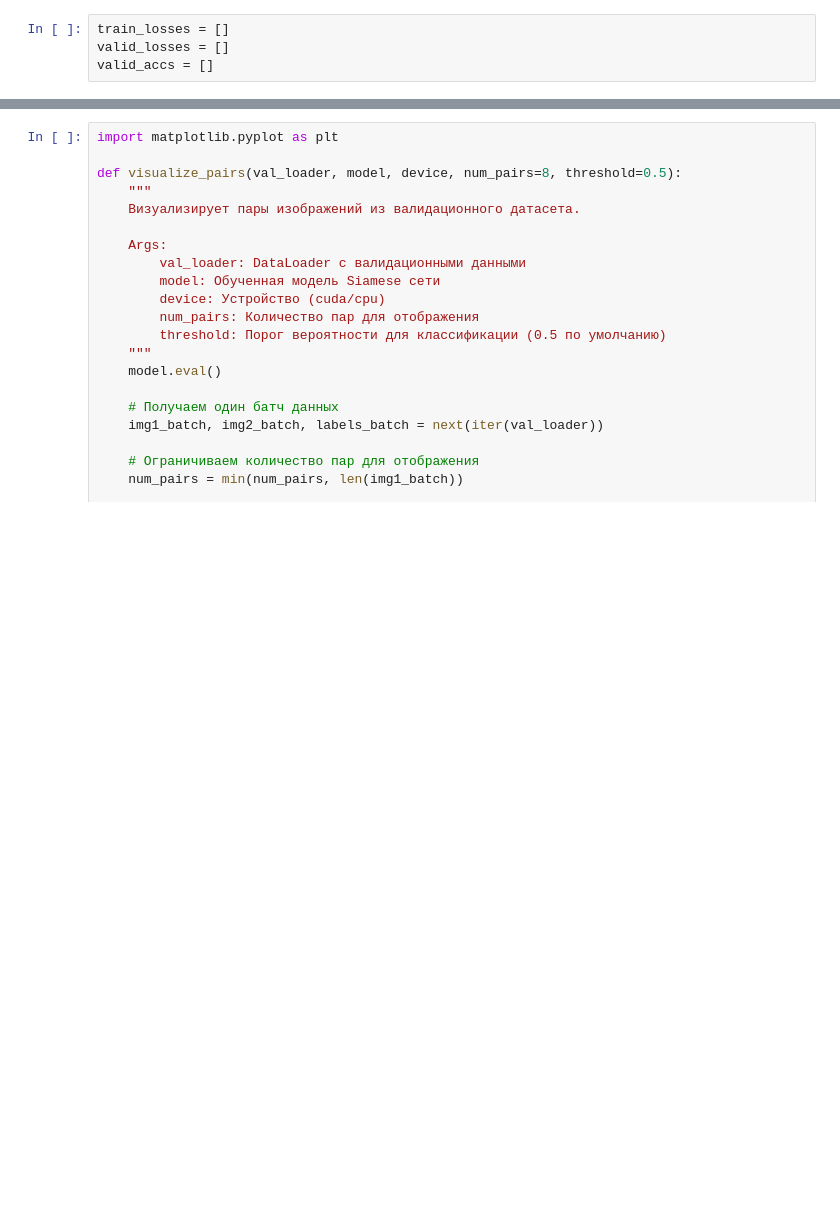
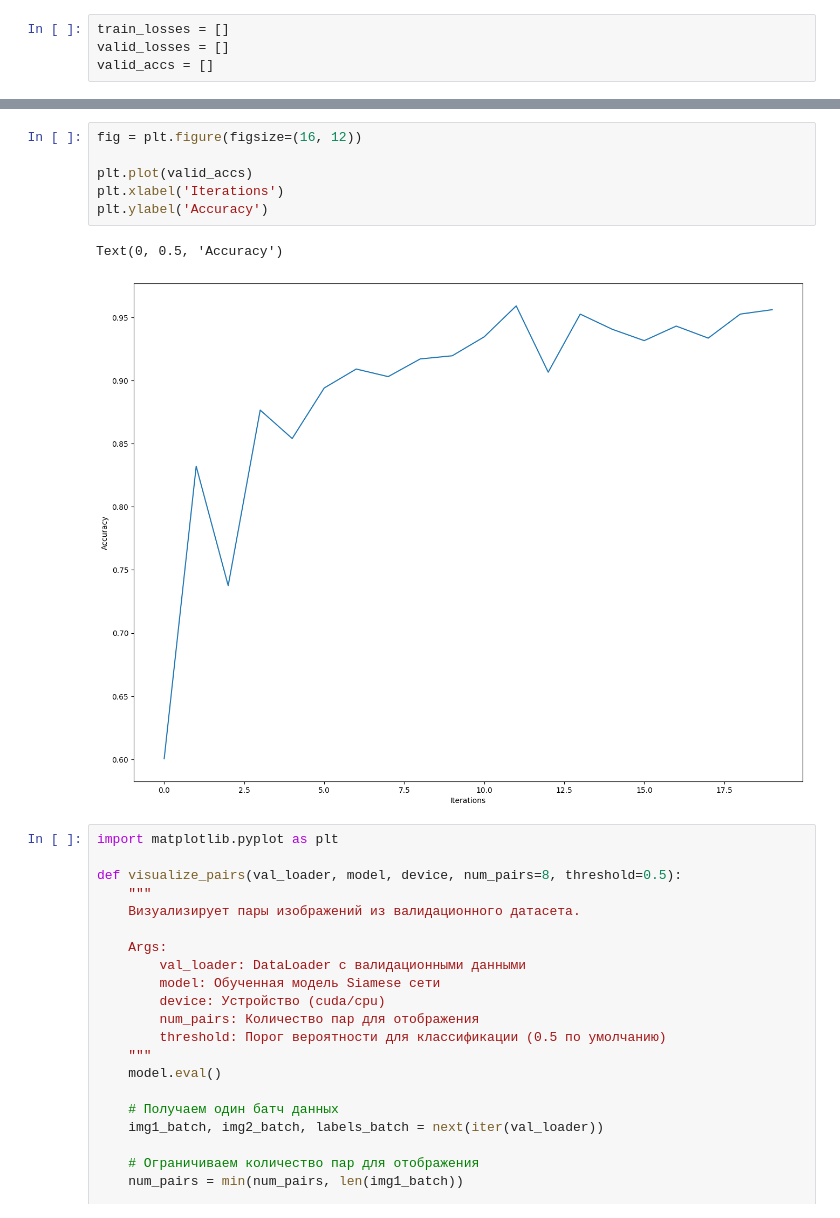
Before and after one commit to Suguru02/-, a Jupyter notebook: siamnet.ipynb, the cells around one changed output, grey strips where cells are left out. Cells and saved outputs as stored; diff of their text form; blank space fills up the shorter version.

```diff
--- a/siamnet.ipynb
+++ b/siamnet.ipynb
@@ -234,3 +265,12 @@ for _ in (pbar := tqdm(range(epochs))):
+# %%
+fig = plt.figure(figsize=(16, 12))
+
+plt.plot(valid_accs)
+plt.xlabel('Iterations')
+plt.ylabel('Accuracy')
+# %% [output]
+Text(0, 0.5, 'Accuracy')
+[figure, added]
 # %%
 import matplotlib.pyplot as plt
 
```
Also changed, not shown: parts of 14 cells of this notebook.
